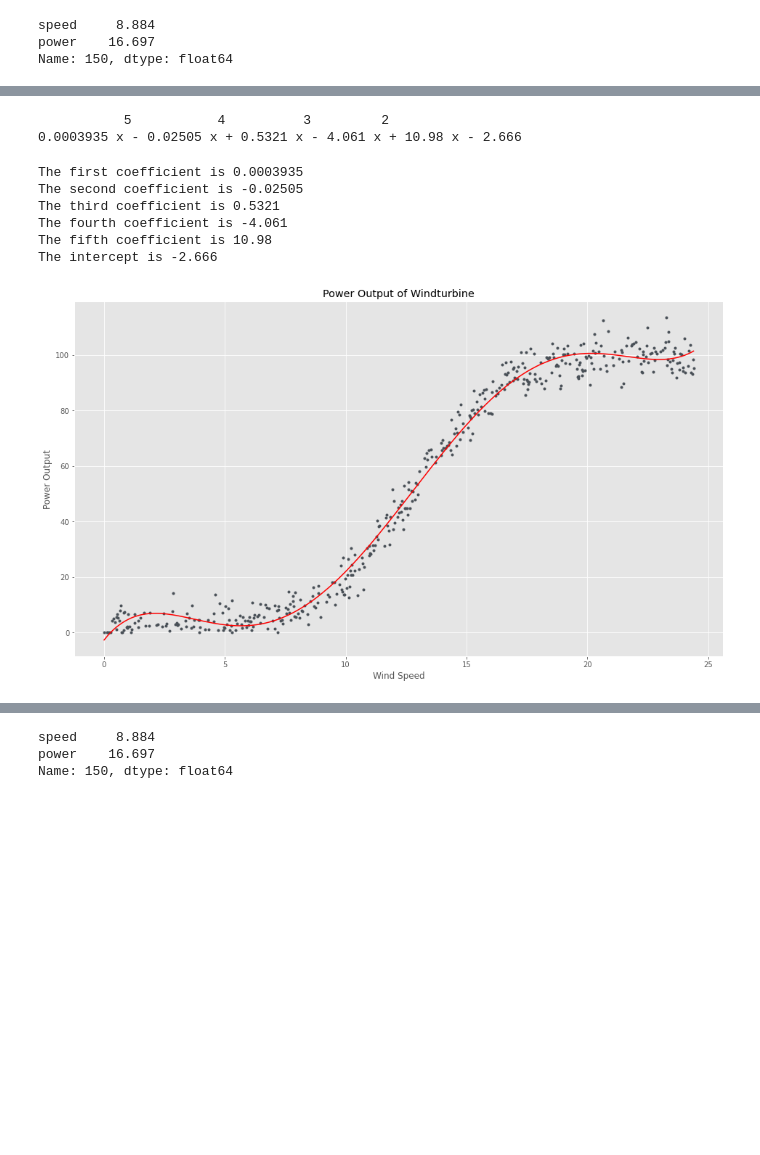
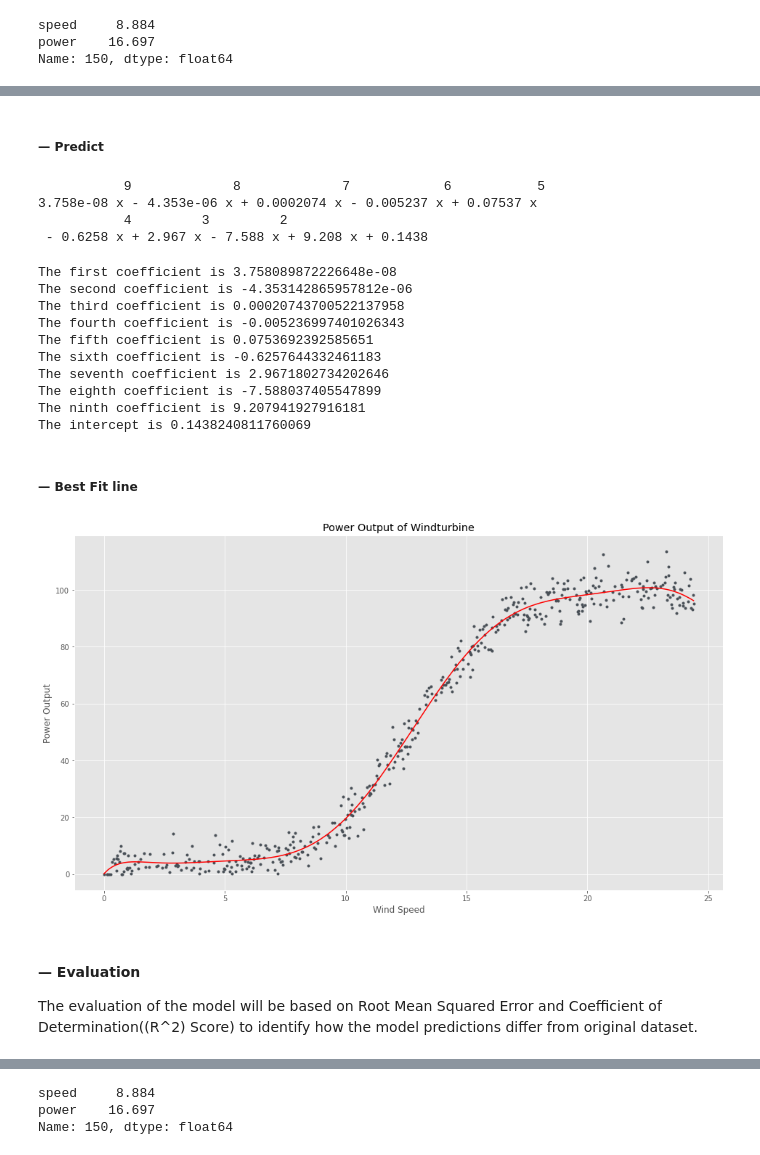
Before and after one commit to mizydorek/Machine-Learning-Project-2020, a Jupyter notebook: project.ipynb, the cells around one changed output, grey strips where cells are left out. Drawn from its saved outputs; the diff is of its cells as text; code cells hidden in the pictures; blank space fills up the shorter version.

```diff
--- a/project.ipynb
+++ b/project.ipynb
@@ -151,13 +201,14 @@ sns.scatterplot(data=df, x='speed', y='power');
+# %%
+# Split dataframe into speed and power columns using pandas.
+speed = df['speed']
+power = df['power']
+
+# Convert speed and power columns to numpy arrays.
+x = df.iloc[:, :1].values
+y = df.iloc[:, 1].values
 # %% [markdown]
 ##### — Train Test Split
 # %%
-# Convert speed and power columns to numpy arrays.
-x = df['speed'].to_numpy()
-y = df['power'].to_numpy()
-
-x = x.reshape(-1, 1)
-
-
 # Using train_test_split() from the scikit-learn library, makes it easy to split dataset into training and testing data.
 from sklearn.model_selection import train_test_split
 
@@ -248,14 +345,7 @@ Polynomial regression is a form of regression analysis that examines the relatio
 # %%
-# define the variables
-power = df['power']
-speed = df['speed']
-# Polynomial degree.
-degree = 5
+# Define Polynomial degree.
+degree = 9
+
 # Fit the data
-poly = np.polyfit(speed, power, degree)
-#  The polynomial coefficients and intercept.
-coeff = np.poly1d(poly)
-print(coeff)
+#poly = np.polyfit(speed, power, degree)
+poly = np.poly1d(np.polyfit(speed, power, degree))
-# %% [output]
-           5           4          3         2
-0.0003935 x - 0.02505 x + 0.5321 x - 4.061 x + 10.98 x - 2.666
@@ -265,24 +352,51 @@ y5 = a * x**5 + b * x**4 + c * x**3 + d * x**2 + e * x + g
+# %% [markdown]
+##### — Predict
+# %%
+#  The polynomial coefficients and intercept.
+coeff = np.poly1d(poly)
+print(coeff)
+# %% [output]
+           9             8             7            6           5
+3.758e-08 x - 4.353e-06 x + 0.0002074 x - 0.005237 x + 0.07537 x
+           4         3         2
+ - 0.6258 x + 2.967 x - 7.588 x + 9.208 x + 0.1438
+# %%
+y9 = coeff[9] * x**9 + coeff[8] * x**8 + coeff[7] * x**7 + coeff[6] * x**6 + coeff[5] * x**5 + coeff[4] * x**4 + coeff[3] * x**3 + coeff[2] * x**2 +  coeff[1] * x + coeff[0]
 # %%
-# Have a look at the m and c variables.
+# Have a look at the coefficiant variables.
 print('''The first coefficient is {}
 The second coefficient is {}
 The third coefficient is {}
 The fourth coefficient is {}
 The fifth coefficient is {}
-The intercept is {}'''.format(a, b, c, d, e, g))
+The sixth coefficient is {}
+The seventh coefficient is {}
+The eighth coefficient is {}
+The ninth coefficient is {}
+The intercept is {}'''.format(coeff[9], coeff[8], coeff[7], coeff[6], coeff[5], coeff[4], coeff[3], coeff[2], coeff[1], coeff[0]))
 # %% [output]
-The first coefficient is 0.0003935
-The second coefficient is -0.02505
-The third coefficient is 0.5321
-The fourth coefficient is -4.061
-The fifth coefficient is 10.98
-The intercept is -2.666
+The first coefficient is 3.758089872226648e-08
+The second coefficient is -4.353142865957812e-06
+The third coefficient is 0.00020743700522137958
+The fourth coefficient is -0.005236997401026343
+The fifth coefficient is 0.0753692392585651
+The sixth coefficient is -0.6257644332461183
+The seventh coefficient is 2.9671802734202646
+The eighth coefficient is -7.588037405547899
+The ninth coefficient is 9.207941927916181
+The intercept is 0.1438240811760069
+# %% [markdown]
+##### — Best Fit line
 # %%
 # Plot speed and power and the regression line.
 plt.plot(x, y, '.');
-plt.plot(x, y5, 'r-')
+plt.plot(x, y9, 'r-')
 plt.title('Power Output of Windturbine')
 plt.xlabel('Wind Speed')
 plt.ylabel('Power Output');
 # %% [output]
-[figure, old version]
+[figure, new version]
+# %% [markdown]
+#### — Evaluation
+
+The evaluation of the model will be based on  Root Mean Squared Error and Coefficient of Determination((R^2) Score) to identify how the model predictions differ from original dataset.
```
Also changed, not shown: parts of 41 cells of this notebook.
